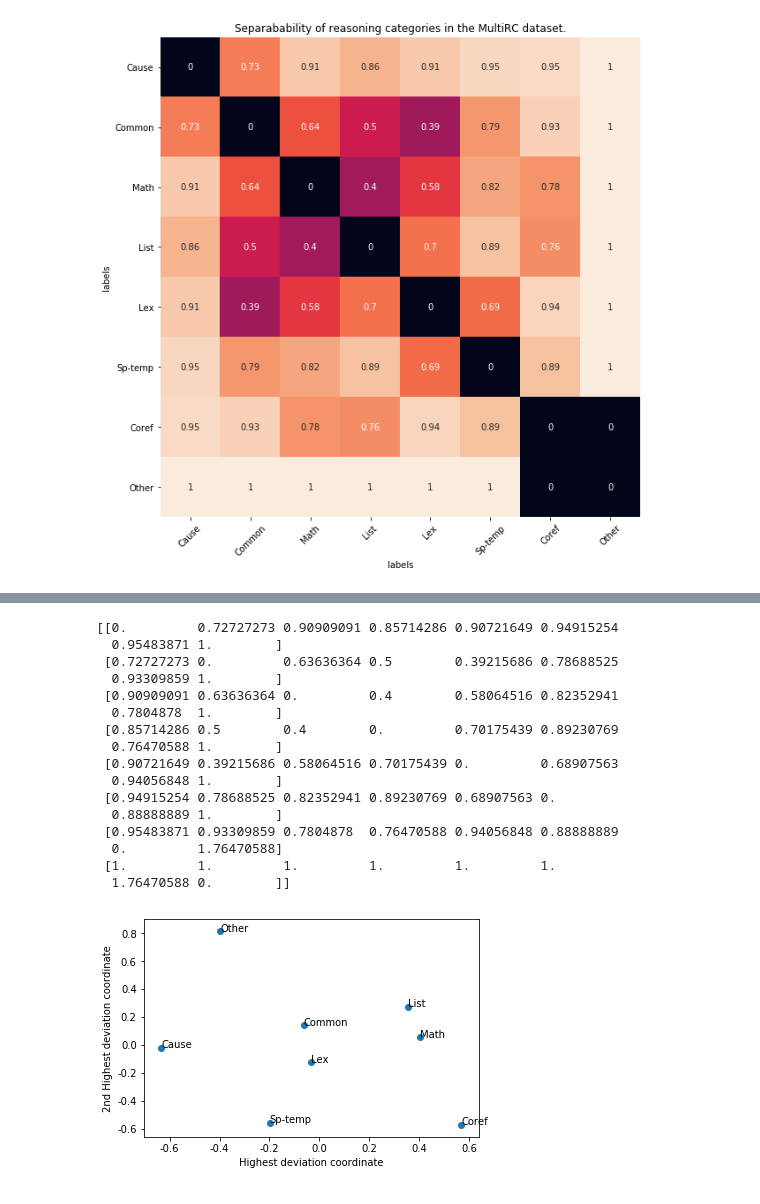
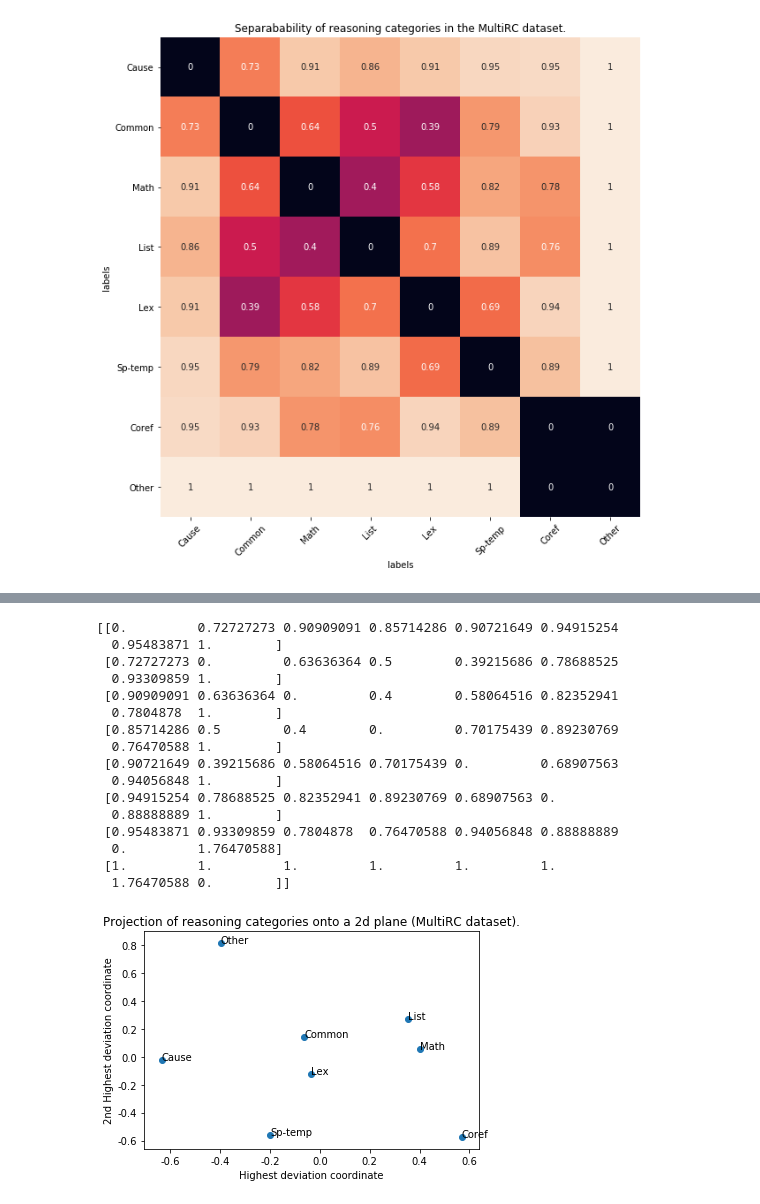
Before and after one commit to danyaljj/allennlp, a Jupyter notebook: 2.analysis_multirc.ipynb, the cells around one changed output, grey strips where cells are left out. Cells and saved outputs as stored; diff of their text form; code cells hidden in the pictures.

```diff
--- a/2.analysis_multirc.ipynb
+++ b/2.analysis_multirc.ipynb
@@ -823,31 +823,32 @@ pathDistance=shortest_path(separation_table)
 print(pathDistance)
 
 from sklearn.manifold import MDS
 import matplotlib.pyplot as plt
 mds=MDS(n_components=2,dissimilarity="precomputed", random_state=4)
 emb=mds.fit_transform(pathDistance)
 fig, ax = plt.subplots()
 ax.scatter(emb[:,0],emb[:,1])
 ax.set_xlabel("Highest deviation coordinate")
 ax.set_ylabel("2nd Highest deviation coordinate")
 for i, txt in enumerate(unique_types111):
     ax.annotate(txt, (emb[i,0],emb[i,1]))
+plt.title('Projection of reasoning categories onto a 2d plane (MultiRC dataset).')
 plt.show()
 # %% [output]
 [[0.         0.72727273 0.90909091 0.85714286 0.90721649 0.94915254
   0.95483871 1.        ]
  [0.72727273 0.         0.63636364 0.5        0.39215686 0.78688525
   0.93309859 1.        ]
  [0.90909091 0.63636364 0.         0.4        0.58064516 0.82352941
   0.7804878  1.        ]
  [0.85714286 0.5        0.4        0.         0.70175439 0.89230769
   0.76470588 1.        ]
  [0.90721649 0.39215686 0.58064516 0.70175439 0.         0.68907563
   0.94056848 1.        ]
  [0.94915254 0.78688525 0.82352941 0.89230769 0.68907563 0.
   0.88888889 1.        ]
  [0.95483871 0.93309859 0.7804878  0.76470588 0.94056848 0.88888889
   0.         1.76470588]
  [1.         1.         1.         1.         1.         1.
   1.76470588 0.        ]]
-[figure, old version]
+[figure, new version]
```
Also changed, not shown: 4 other files.
